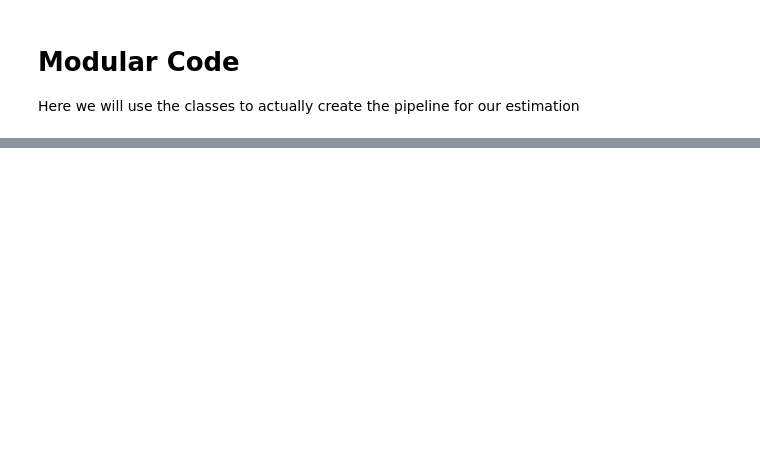
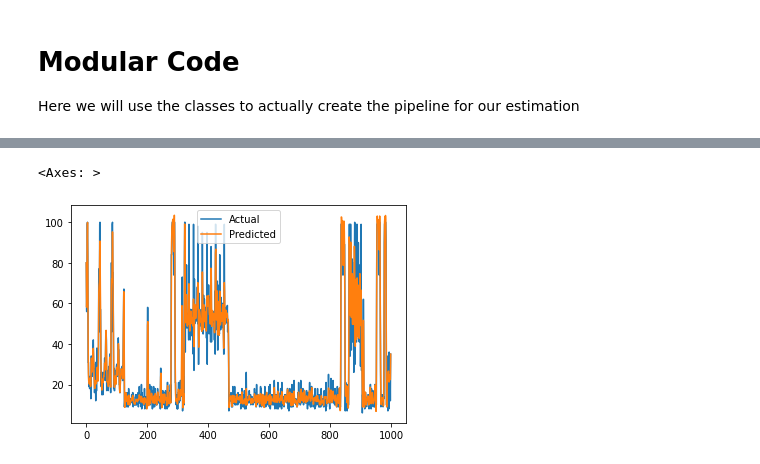
Before and after one commit to dipayan2/ARMAModel, a Jupyter notebook: Train_TestModel.ipynb, the cells around one changed output, grey strips where cells are left out. Saved outputs shown, nothing was run; the diff lists cells and outputs as text; code cells hidden in the pictures; blank space fills up the shorter version.

```diff
--- a/Train_TestModel.ipynb
+++ b/Train_TestModel.ipynb
@@ -1465,0 +1459,25 @@ X.ndim
+# %%
+T = 500
+fs = 2.0
+cutoff = 0.5
+nyq = 0.5*fs
+order = 2
+n = int(T*fs)
+data = df_plot.iloc[400:1400,:].bUtil.values
+# %%
+def butter_lowpass_filter(data, cutoff, fs, order):
+    normal_cutoff = cutoff / nyq
+    # Get the filter coefficients
+    b, a = butter(order, normal_cutoff, btype='low', analog=False)
+    y = filtfilt(b, a, data)
+    return y
+# %%
+y = butter_lowpass_filter(data, cutoff, fs, order)
+# %%
+df_p = pd.DataFrame()
+df_p['Actual'] = data
+df_p['Predicted'] = y
+df_p[['Actual','Predicted']].plot()
+# %% [output]
+<Axes: >
+[figure, added]
```
Also changed, not shown: parts of 16 cells of this notebook, 1 other file.
